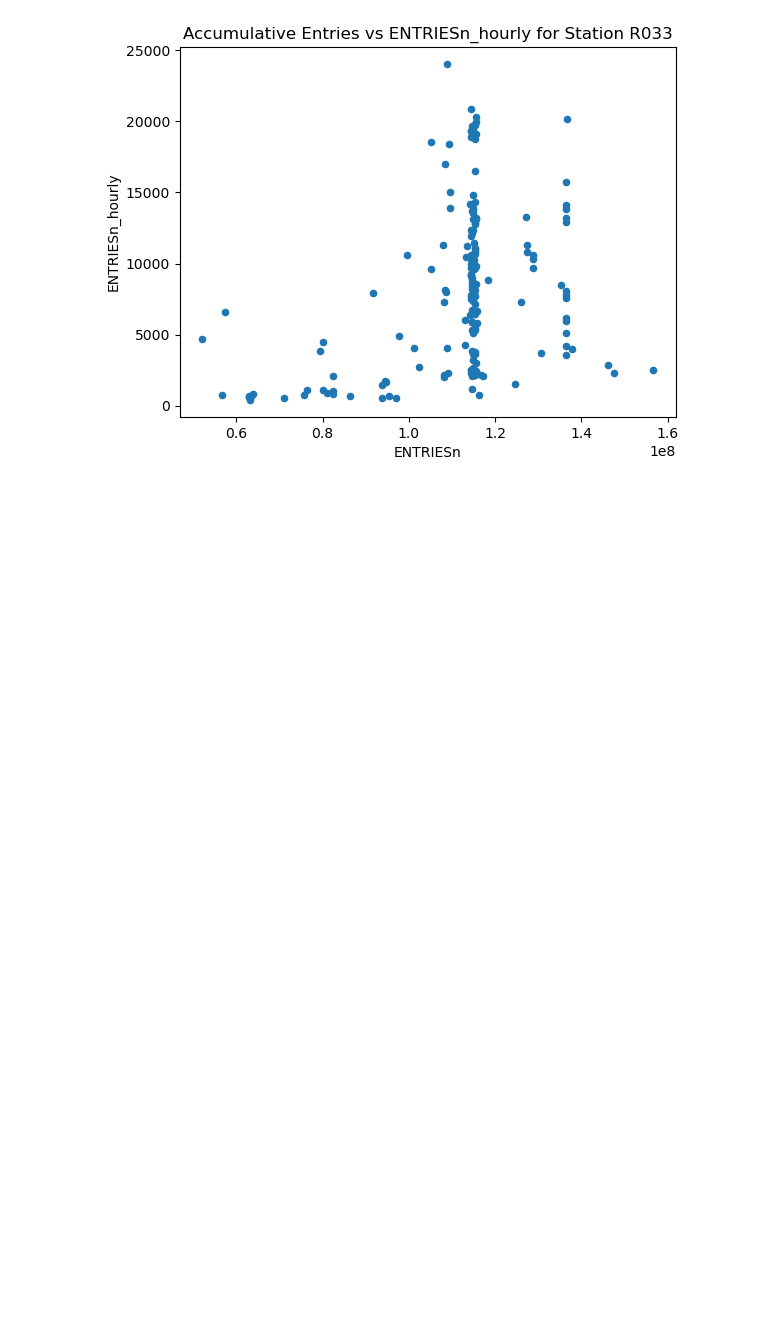
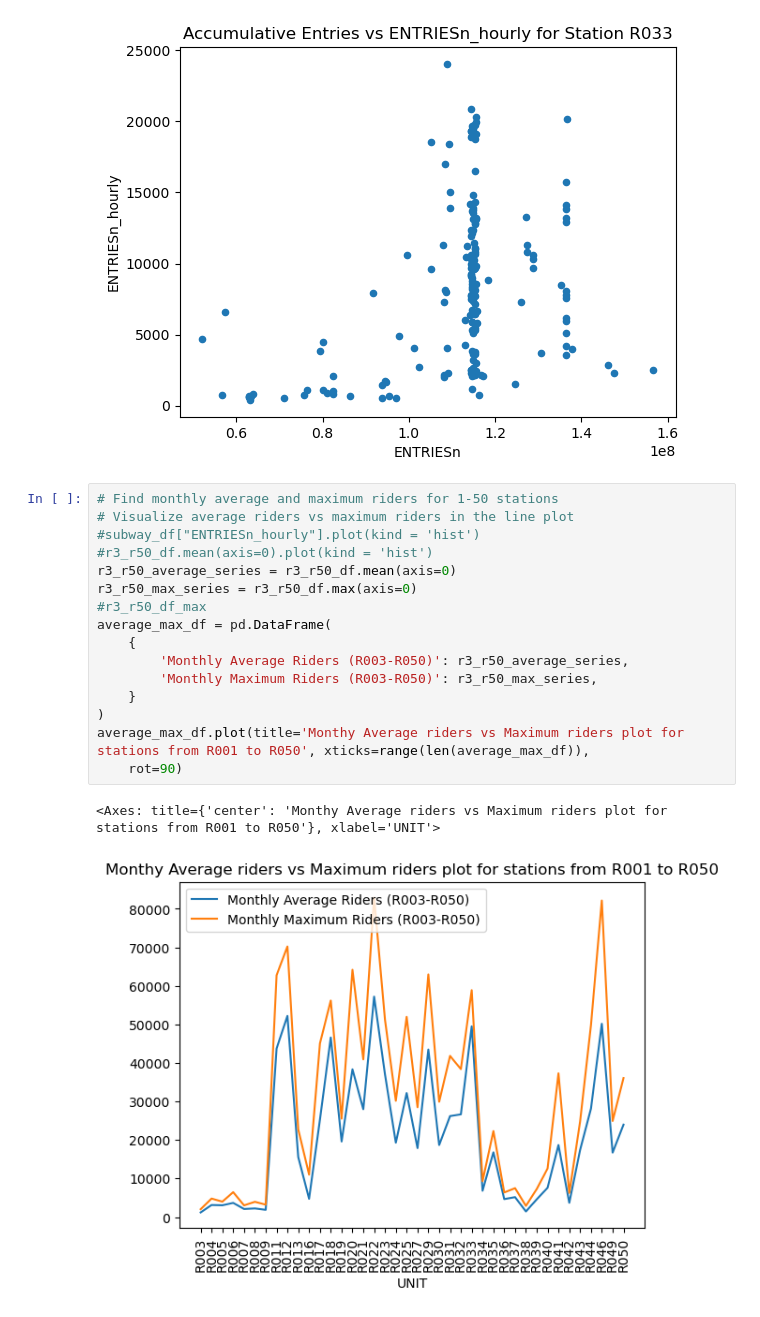
Before and after one commit to minmmwin/Udacity-Intro-to-Data-Analysis, a Jupyter notebook: Subway_Data_Analysis.ipynb, the cells around one changed output. Saved outputs shown, nothing was run; the diff lists cells and outputs as text; blank space fills up the shorter version.

```diff
--- a/Subway_Data_Analysis.ipynb
+++ b/Subway_Data_Analysis.ipynb
@@ -158,3 +159,22 @@ Correlation between 'ENTRIESn_hourly' vs 'Accumulative Entries': 0.59
 [figure]
 [figure]
 [figure]
+# %%
+# Find monthly average and maximum riders for 1-50 stations
+# Visualize average riders vs maximum riders in the line plot
+#subway_df["ENTRIESn_hourly"].plot(kind = 'hist')
+#r3_r50_df.mean(axis=0).plot(kind = 'hist')
+r3_r50_average_series = r3_r50_df.mean(axis=0)
+r3_r50_max_series = r3_r50_df.max(axis=0)
+#r3_r50_df_max
+average_max_df = pd.DataFrame(
+    {
+        'Monthly Average Riders (R003-R050)': r3_r50_average_series,
+        'Monthly Maximum Riders (R003-R050)': r3_r50_max_series,
+    }
+)
+average_max_df.plot(title='Monthy Average riders vs Maximum riders plot for stations from R001 to R050', xticks=range(len(average_max_df)),
+    rot=90)
+# %% [output]
+<Axes: title={'center': 'Monthy Average riders vs Maximum riders plot for stations from R001 to R050'}, xlabel='UNIT'>
+[figure, added]
```
Also changed, not shown: parts of 5 cells of this notebook.
